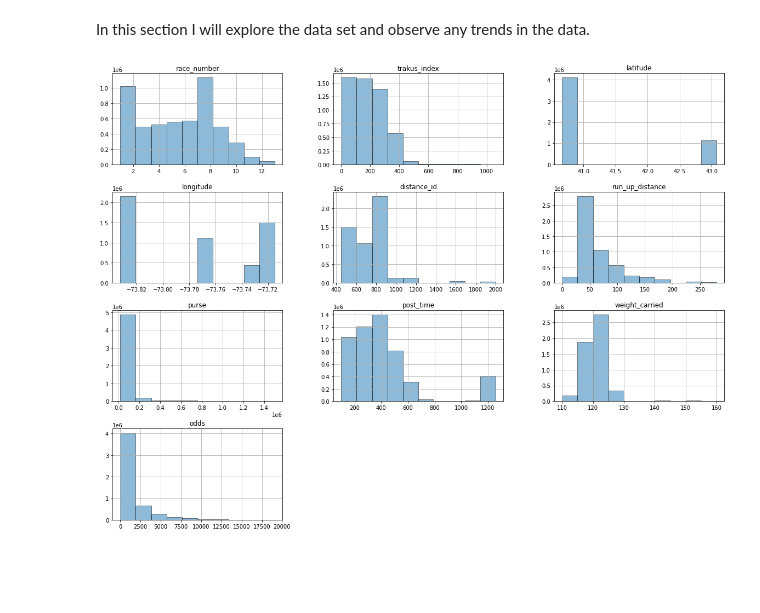
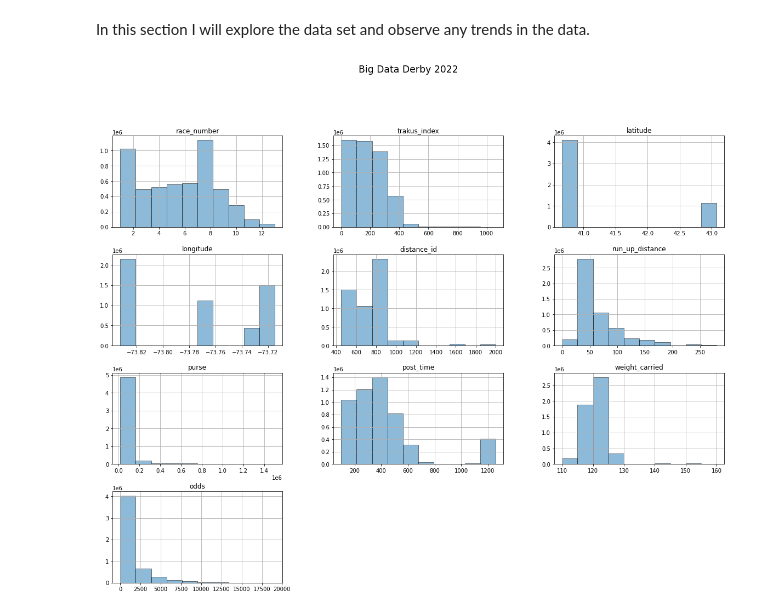
Before and after one commit to dtrade84/Big-Data-Derby-2022, a Jupyter notebook: big-data-derby-analysis.ipynb, the cells around one changed output. Drawn from its saved outputs; the diff is of its cells as text; code cells hidden in the pictures; blank space fills up the shorter version.

Commit message:
Kaggle Notebook | Big Data Derby Analysis | Version 5

```diff
--- a/big-data-derby-analysis.ipynb
+++ b/big-data-derby-analysis.ipynb
@@ -241,6 +241,8 @@ In this section I will explore the data set and observe any trends in the data.
 # %%
 ## Here I used a basic histogram function to plot all the numerical variables in the dataset.
 
 df.hist(alpha=.5, rwidth=1, ec='black', figsize=(20,15));
+plt.suptitle('Big Data Derby 2022', x=0.5, y=1, fontsize='xx-large');
+plt.ticklabel_format(style='plain', useOffset=True)
 # %% [output]
-[figure, old version]
+[figure, new version]
```
Also changed, not shown: parts of 7 cells of this notebook.
